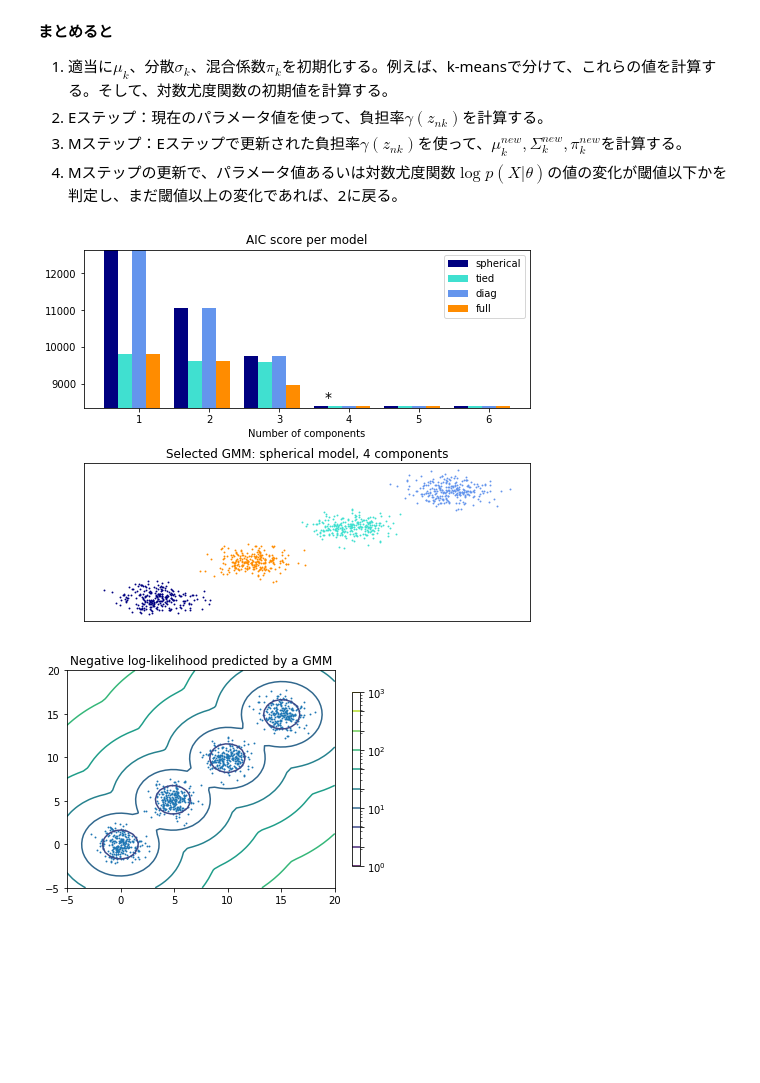
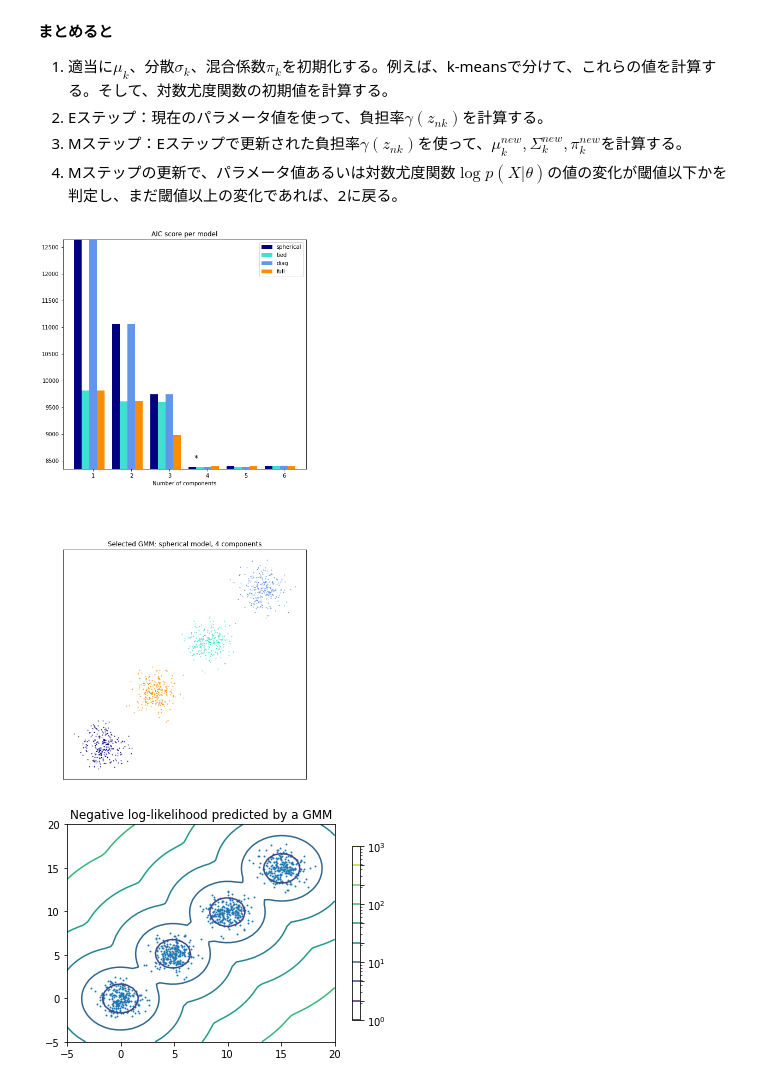
Before and after one commit to yasuhiroinoue/AppMathSci, a Jupyter notebook: 応用数理(2021_12_13).ipynb, the cells around one changed output. Saved outputs shown, nothing was run; the diff lists cells and outputs as text; code cells hidden in the pictures; blank space fills up the shorter version.

```diff
--- a/応用数理(2021_12_13).ipynb
+++ b/応用数理(2021_12_13).ipynb
@@ -456,7 +456,7 @@ bars = []
 # %%
 
 # Plot the AIC scores
-plt.figure(figsize=(8, 6))
+plt.figure(figsize=(8, 16))
 spl = plt.subplot(2, 1, 1)
 for i, (cv_type, color) in enumerate(zip(cv_types, color_iter)):
     xpos = np.array(n_components_range) + 0.2 * (i - 2)
@@ -472,34 +472,34 @@ plt.xticks(n_components_range)
 plt.ylim([aic.min() * 1.01 - 0.01 * aic.max(), aic.max()])
 plt.title("AIC score per model")
 xpos = (
     np.mod(aic.argmin(), len(n_components_range))
     + 0.65
     + 0.2 * np.floor(aic.argmin() / len(n_components_range))
 )
 plt.text(xpos, aic.min() * 0.97 + 0.03 * aic.max(), "*", fontsize=14)
 spl.set_xlabel("Number of components")
 spl.legend([b[0] for b in bars], cv_types)
 
 # Plot the winner
 splot = plt.subplot(2, 1, 2)
 Y_ = clf.predict(X)
 
 for i, (mean, cov, color) in enumerate(zip(clf.means_, clf.covariances_, color_iter)):
     if not np.any(Y_ == i):
         continue
 
     plt.scatter(X[Y_ == i, 0], X[Y_ == i, 1], 0.8, color=color)
 
 plt.xticks(())
 plt.yticks(())
 plt.title(
     f"Selected GMM: {best_gmm.covariance_type} model, "
     f"{best_gmm.n_components} components"
 )
 plt.subplots_adjust(hspace=0.35, bottom=0.02)
 plt.show()
 # %% [output]
-[figure, old version]
+[figure, new version]
 # %%
 # display predicted scores by the model as a contour plot
 x = np.linspace(-5.0, 20.0)
```
